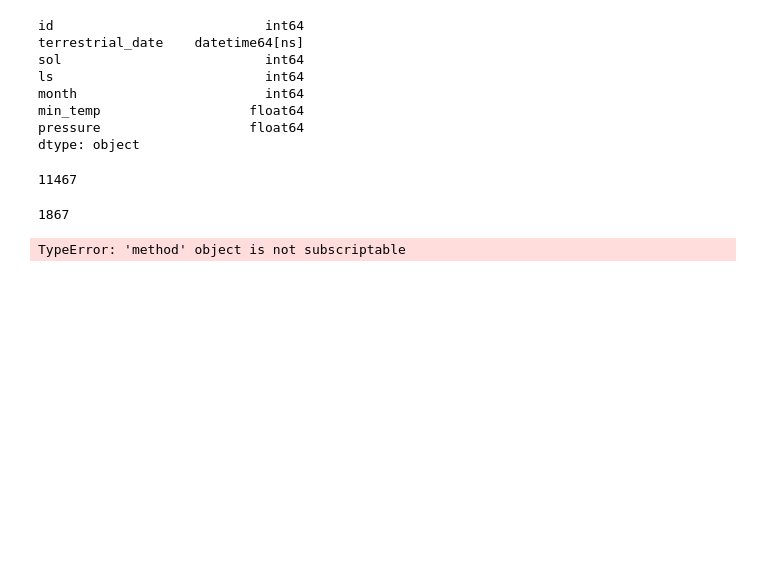
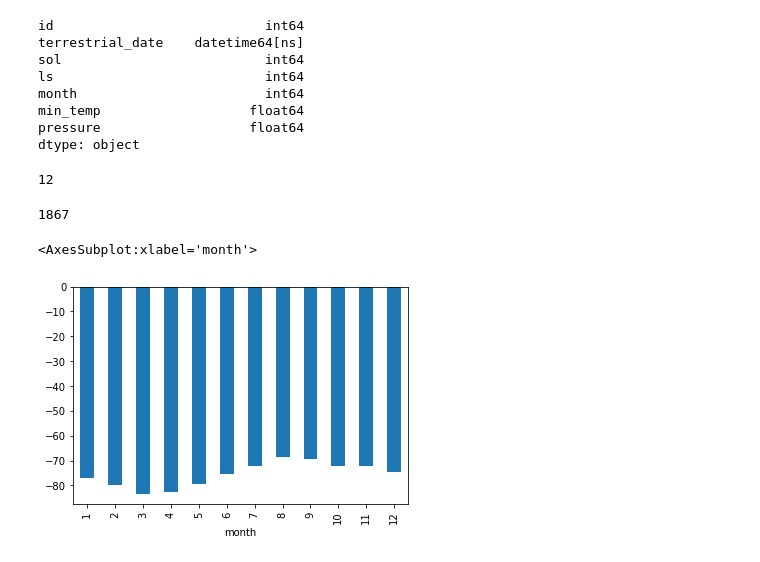
Before and after one commit to Adeyronxx/Mission-to-Mars, a Jupyter notebook: mars_data_challenge_part_2.ipynb, the cells around one changed output. Saved outputs shown, nothing was run; the diff lists cells and outputs as text; code cells hidden in the pictures; blank space fills up the shorter version.

```diff
--- a/mars_data_challenge_part_2.ipynb
+++ b/mars_data_challenge_part_2.ipynb
@@ -20,7 +20,7 @@ mars_df
 
  [1867 rows x 7 columns]]
 # %%
-mars_df = df[0]
+mars_df = mars_df[0]
 mars_df
 # %% [output]
 |  | id | terrestrial_date | sol | ls | month | min_temp | pressure |
@@ -63,10 +63,10 @@ dtype: object
 # %%
 # How many months exist on Mars?
 
-Total_month = mars_df['month'].sum()
+Total_month = len(mars_df['month'].unique())
 Total_month
 # %% [output]
-11467
+12
 # %%
 # How many Martian (and not Earth) days worth of data exist in the scraped dataset?
 Martian_days = mars_df['sol'].nunique()
@@ -75,7 +75,9 @@ Martian_days
 1867
 # %%
 # What are the coldest and the warmest months on Mars (at the location of Curiosity)?
-min_daily_temp = mars_df.sort_values['month'][6]
-min_daily_temp
+#Get the answer by averaging the minimum daily temperature of all the months. Plot the results as a bar chart.
+min_daily_temp = mars_df.groupby(['month']).mean()['min_temp']
+min_daily_temp.plot(kind='bar')
 # %% [output]
-TypeError: 'method' object is not subscriptable
+<AxesSubplot:xlabel='month'>
+[figure, added]
```
Also changed, not shown: parts of 10 cells of this notebook, 1 other file.
